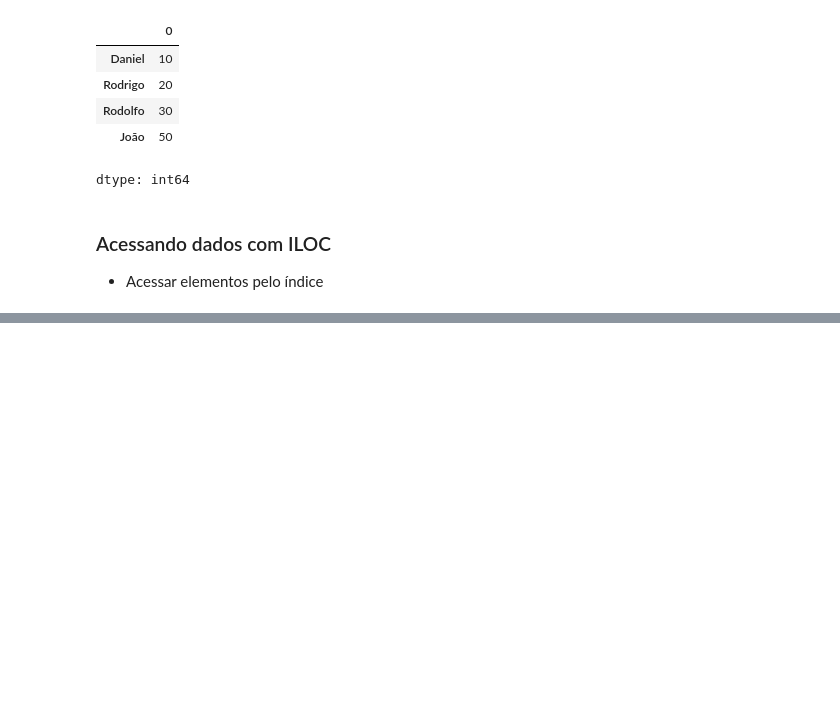
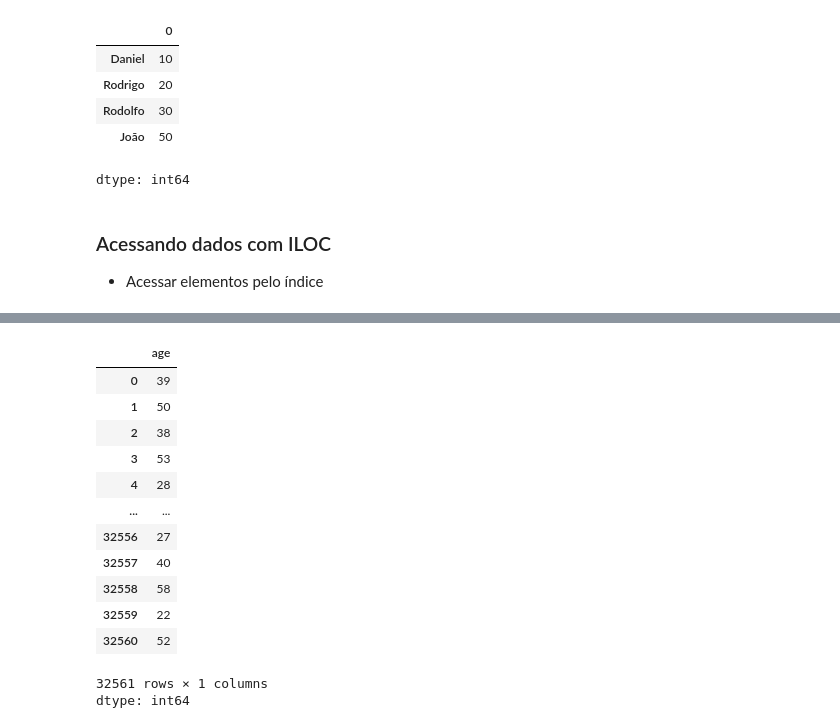
Before and after one commit to DanRelief/DanRelief, a Jupyter notebook: Pandas.ipynb, the cells around one changed output, grey strips where cells are left out. Saved outputs shown, nothing was run; the diff lists cells and outputs as text; code cells hidden in the pictures; blank space fills up the shorter version.

```diff
--- a/Pandas.ipynb
+++ b/Pandas.ipynb
@@ -240,0 +256,19 @@ FileNotFoundError: [Errno 2] No such file or directory: 'census.csv'
+# %%
+#filtrando conteúdo da tabela
+serie_idade= dataset['age']
+serie_idade
+# %% [output]
+|  | age |
+| 0 | 39 |
+| 1 | 50 |
+| 2 | 38 |
+| 3 | 53 |
+| 4 | 28 |
+| ... | ... |
+| 32556 | 27 |
+| 32557 | 40 |
+| 32558 | 58 |
+| 32559 | 22 |
+| 32560 | 52 |
+32561 rows × 1 columns
+dtype: int64
```
Also changed, not shown: parts of 8 cells of this notebook.
